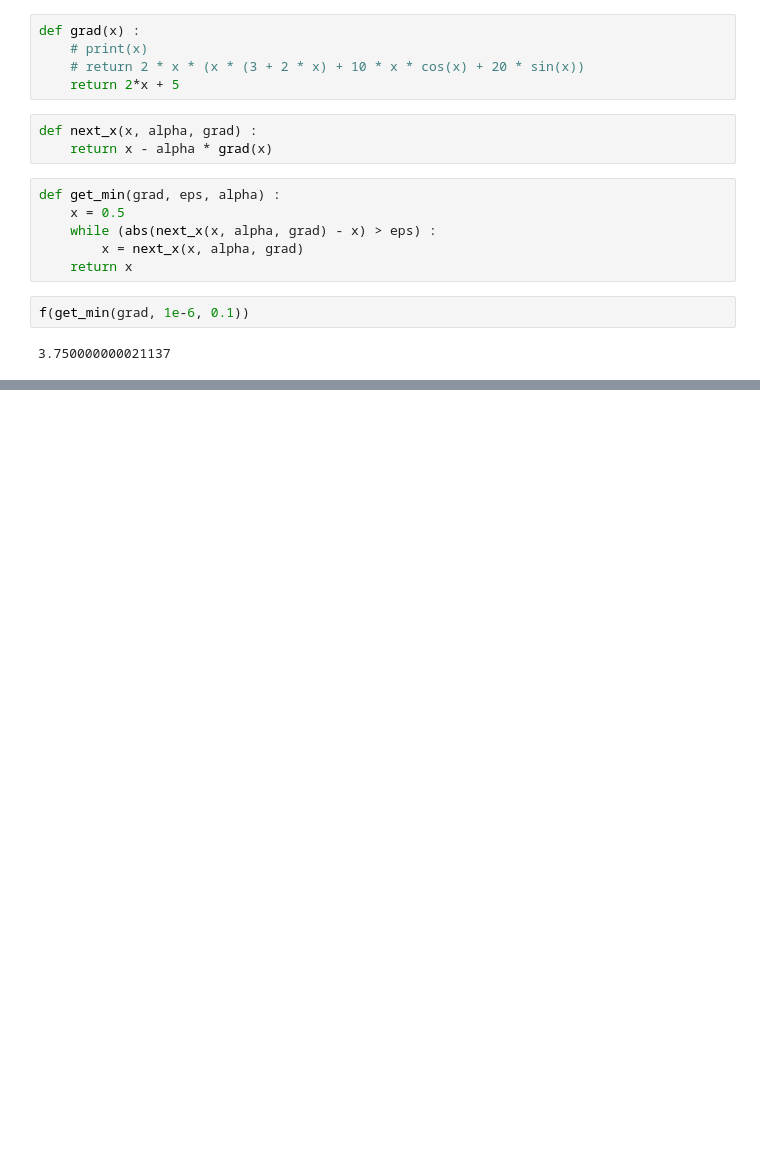
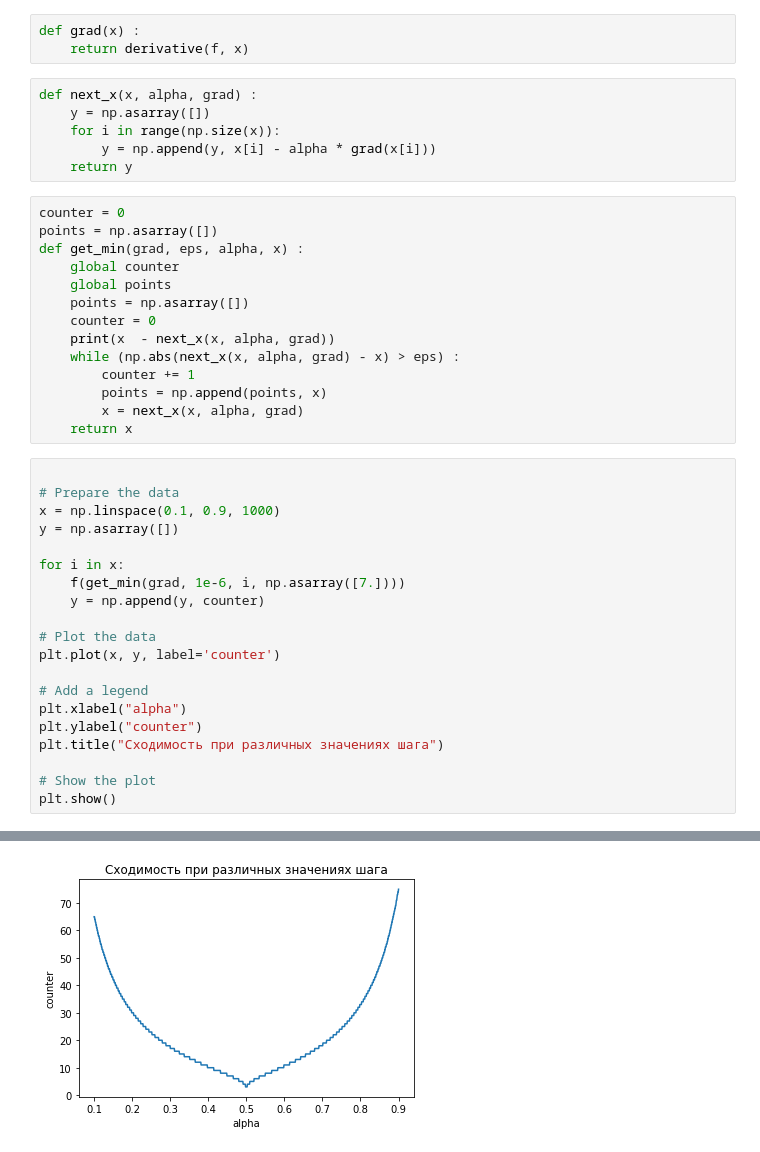
Before and after one commit to Volodka22/MetOpt, a Jupyter notebook: 1.ipynb, the cells around one changed output, grey strips where cells are left out. Cells and saved outputs as stored; diff of their text form; blank space fills up the shorter version.

```diff
--- a/1.ipynb
+++ b/1.ipynb
@@ -7,19 +8,45 @@ def f(x) :
     return x**2 + 5*x + 10
-# %%
-def grad(x) :
-    # print(x)
-    # return 2 * x * (x * (3 + 2 * x) + 10 * x * cos(x) + 20 * sin(x))
-    return 2*x + 5
+# %%
+def grad(x) :
+    return derivative(f, x)
 # %%
 def next_x(x, alpha, grad) :
-    return x - alpha * grad(x)
+    y = np.asarray([])
+    for i in range(np.size(x)):
+        y = np.append(y, x[i] - alpha * grad(x[i]))
+    return y
 # %%
-def get_min(grad, eps, alpha) :
-    x = 0.5
-    while (abs(next_x(x, alpha, grad) - x) > eps) :
+counter = 0
+points = np.asarray([])
+def get_min(grad, eps, alpha, x) :
+    global counter
+    global points
+    points = np.asarray([])
+    counter = 0
+    print(x  - next_x(x, alpha, grad))
+    while (np.abs(next_x(x, alpha, grad) - x) > eps) :
+        counter += 1
+        points = np.append(points, x)
         x = next_x(x, alpha, grad)
     return x
-# %%
-f(get_min(grad, 1e-6, 0.1))
-# %% [output]
-3.750000000021137
+# %%
+
+# Prepare the data
+x = np.linspace(0.1, 0.9, 1000)
+y = np.asarray([])
+
+for i in x:
+    f(get_min(grad, 1e-6, i, np.asarray([7.])))
+    y = np.append(y, counter)
+
+# Plot the data
+plt.plot(x, y, label='counter')
+
+# Add a legend
+plt.xlabel("alpha")
+plt.ylabel("counter")
+plt.title("Сходимость при различных значениях шага")
+
+# Show the plot
+plt.show()
+# %% [output]
@@ -25,0 +70 @@ f(get_min(grad, 1e-6, 0.1))
+[figure, added]
```
Also changed, not shown: parts of 3 cells of this notebook.
